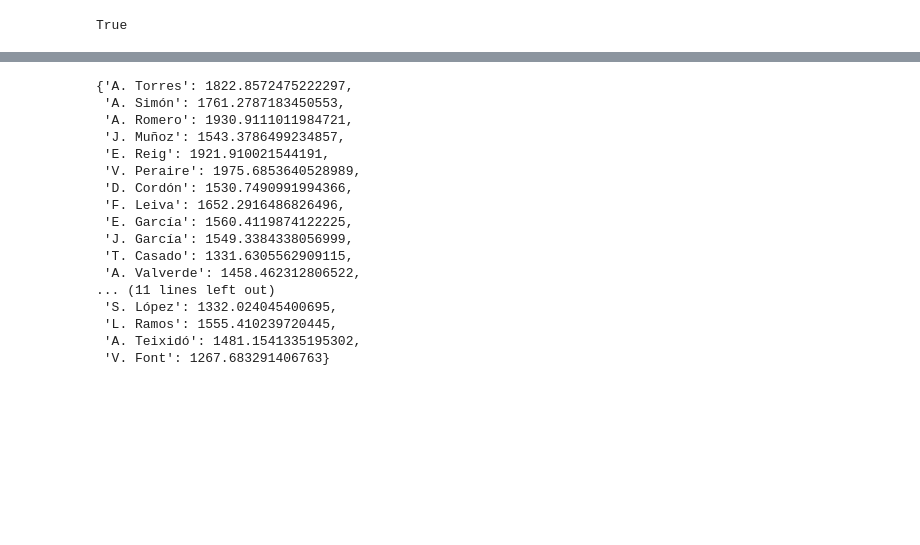
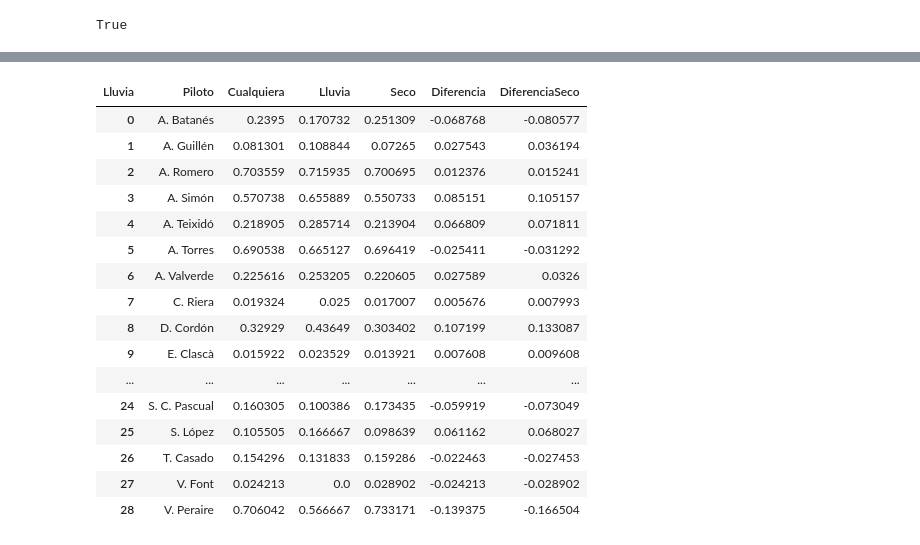
Before and after one commit to adriantorres7/FormulaSpain, a Jupyter notebook: notebooks/puntuacionElo.ipynb, the cells around one changed output, grey strips where cells are left out. Drawn from its saved outputs; the diff is of its cells as text; code cells hidden in the pictures; blank space fills up the shorter version.

```diff
--- a/notebooks/puntuacionElo.ipynb
+++ b/notebooks/puntuacionElo.ipynb
@@ -208,6 +210,9 @@ numGp = len(lluvia)
 # %%
 seasons_lluvia = seasons.iloc[:, np.array(lluvia) ==1]
 maxpuntos_lluvia = [puntos for puntos, llueve in zip(maxpuntos, lluvia) if llueve == 1]
+
+seasons_seco = seasons.iloc[:, np.array(lluvia) ==0]
+maxpuntos_seco = [puntos for puntos, llueve in zip(maxpuntos, lluvia) if llueve == 0]
 # %%
 def porcentajePuntos(piloto):
     puntos = seasons.loc[piloto]
@@ -230,6 +235,18 @@ def porcentajePuntosLluvia(piloto):
     if totalSum == 0:
         return False
     return puntosSum/totalSum
+
+def porcentajePuntosSeco(piloto):
+    puntos = seasons_seco.loc[piloto]
+    puntosSum = 0
+    totalSum = 0
+    for i in range(len(maxpuntos_seco)):
+        if not pd.isna(puntos.iloc[i]):
+            puntosSum += puntos.iloc[i]
+            totalSum += maxpuntos_seco[i]
+    if totalSum == 0:
+        return False
+    return puntosSum/totalSum
 # %%
 porcentajePilotos = []
 for piloto in pilotos:
@@ -238,5 +255,16 @@ for piloto in pilotos:
         porcentajePilotos.append(
             {'Piloto': piloto,
             'Porcentaje': porcentajePuntos(piloto),
-            'Porcentaje_lluvia': porcentajePuntosLluvia(piloto)}
+            'Lluvia': 'Cualquiera'}
         )
+        porcentajePilotos.append(
+            {'Piloto': piloto,
+            'Porcentaje': porcentajePuntosLluvia(piloto),
+            'Lluvia': 'Lluvia'}
+        )
+        porcentajePilotos.append(
+            {'Piloto': piloto,
+            'Porcentaje': porcentajePuntosSeco(piloto),
+            'Lluvia': 'Seco'}
+        )
+porcentajeDF = pd.DataFrame(porcentajePilotos)
@@ -287,20 +271,26 @@ eloFinal = dataframeElos[dataframeElos['GP']==74].set_index('Piloto')['ELO'].to_
-# %%
-eloFinal
-# %% [output]
-{'A. Torres': 1822.8572475222297,
- 'A. Simón': 1761.2787183450553,
- 'A. Romero': 1930.9111011984721,
- 'J. Muñoz': 1543.3786499234857,
- 'E. Reig': 1921.910021544191,
- 'V. Peraire': 1975.6853640528989,
- 'D. Cordón': 1530.7490991994366,
- 'F. Leiva': 1652.2916486826496,
- 'E. García': 1560.4119874122225,
- 'J. García': 1549.3384338056999,
- 'T. Casado': 1331.6305562909115,
- 'A. Valverde': 1458.462312806522,
-... (11 lines left out)
- 'S. López': 1332.024045400695,
- 'L. Ramos': 1555.410239720445,
- 'A. Teixidó': 1481.1541335195302,
- 'V. Font': 1267.683291406763}
+# %%
+pivot = porcentajeDF.pivot(index='Piloto', columns='Lluvia', values='Porcentaje').reset_index()
+pivot['Diferencia'] = pivot['Lluvia'] - pivot['Cualquiera']
+pivot['DiferenciaSeco'] = pivot['Lluvia'] - pivot['Seco']
+
+orden = pivot.sort_values('Cualquiera', ascending=False)['Piloto']
+# %%
+pivot
+# %% [output]
+| Lluvia | Piloto | Cualquiera | Lluvia | Seco | Diferencia | DiferenciaSeco |
+| 0 | A. Batanés | 0.2395 | 0.170732 | 0.251309 | -0.068768 | -0.080577 |
+| 1 | A. Guillén | 0.081301 | 0.108844 | 0.07265 | 0.027543 | 0.036194 |
+| 2 | A. Romero | 0.703559 | 0.715935 | 0.700695 | 0.012376 | 0.015241 |
+| 3 | A. Simón | 0.570738 | 0.655889 | 0.550733 | 0.085151 | 0.105157 |
+| 4 | A. Teixidó | 0.218905 | 0.285714 | 0.213904 | 0.066809 | 0.071811 |
+| 5 | A. Torres | 0.690538 | 0.665127 | 0.696419 | -0.025411 | -0.031292 |
+| 6 | A. Valverde | 0.225616 | 0.253205 | 0.220605 | 0.027589 | 0.0326 |
+| 7 | C. Riera | 0.019324 | 0.025 | 0.017007 | 0.005676 | 0.007993 |
+| 8 | D. Cordón | 0.32929 | 0.43649 | 0.303402 | 0.107199 | 0.133087 |
+| 9 | E. Clascà | 0.015922 | 0.023529 | 0.013921 | 0.007608 | 0.009608 |
+| ... | ... | ... | ... | ... | ... | ... |
+| 24 | S. C. Pascual | 0.160305 | 0.100386 | 0.173435 | -0.059919 | -0.073049 |
+| 25 | S. López | 0.105505 | 0.166667 | 0.098639 | 0.061162 | 0.068027 |
+| 26 | T. Casado | 0.154296 | 0.131833 | 0.159286 | -0.022463 | -0.027453 |
+| 27 | V. Font | 0.024213 | 0.0 | 0.028902 | -0.024213 | -0.028902 |
+| 28 | V. Peraire | 0.706042 | 0.566667 | 0.733171 | -0.139375 | -0.166504 |
```
Also changed, not shown: parts of 9 cells of this notebook, 1 other file.
